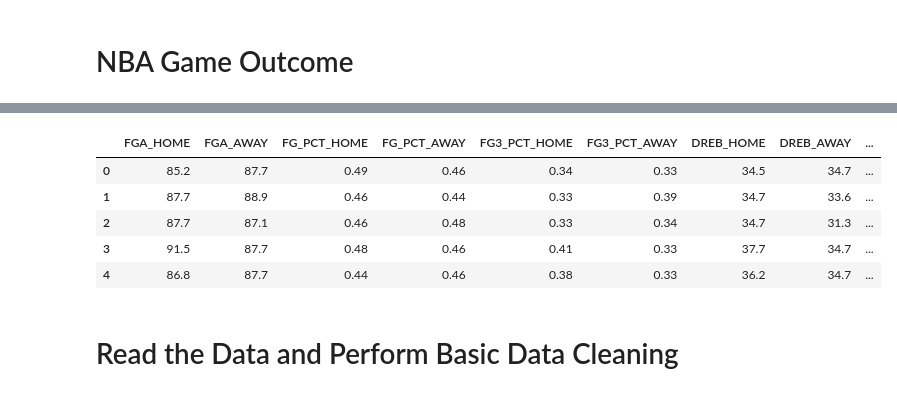
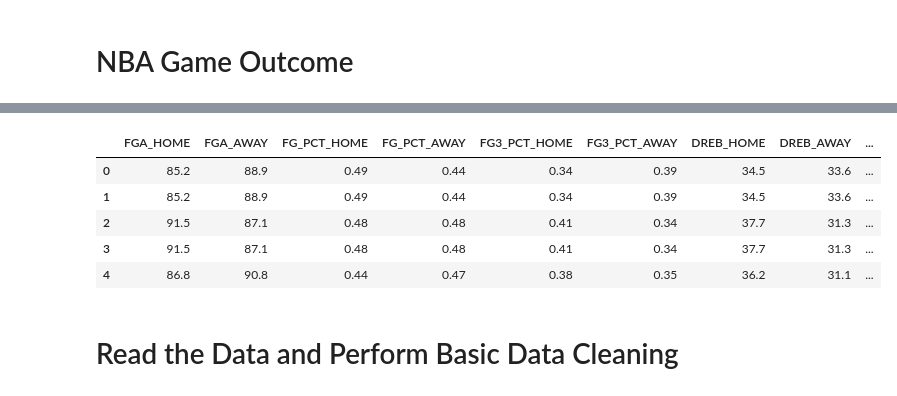
Before and after one commit to donjohn42x/NBA_Analysis, a Jupyter notebook: nba_analysis.ipynb, the cells around one changed output, grey strips where cells are left out. Drawn from its saved outputs; the diff is of its cells as text; code cells hidden in the pictures.

Commit message:
table for model created, model loaded, and outcome created

```diff
--- a/nba_analysis.ipynb
+++ b/nba_analysis.ipynb
@@ -64,10 +69,10 @@ last_10a = games_df[games_df["TEAM_ABBREVIATION"] == away_team][games_df["GAME_D
 # Creating rows for dataframe
 trans_df = pd.DataFrame()
 y = []
-for i in range(0,3000):#len(games_df)):
+for i in range(0,6000):#len(games_df)):
     # Check Matchup to see which team is Home
     if "@" in games_df["MATCHUP"][i]:
-        away_team = games_df["TEAM_ABBREVIATION"]
+        away_team = games_df["TEAM_ABBREVIATION"][i]
         home_team = games_df["MATCHUP"][i][-3:]
 
         #Adding win/loss to home team
@@ -77,7 +82,7 @@ for i in range(0,3000):#len(games_df)):
             y.append(1)
 
     else:
-        home_team = games_df["TEAM_ABBREVIATION"]
+        home_team = games_df["TEAM_ABBREVIATION"][i]
         away_team = games_df["MATCHUP"][i][-3:]
 
         #Adding win/loss to home team
@@ -87,38 +92,38 @@ for i in range(0,3000):#len(games_df)):
             y.append(0)
     # row list for df
     row = []
 
     #Last 10 games df for both teams
     last_10h = games_df[games_df["TEAM_ABBREVIATION"] == home_team][games_df["GAME_DATE"]< games_df["GAME_DATE"][i]].head(10)
     last_10a = games_df[games_df["TEAM_ABBREVIATION"] == away_team][games_df["GAME_DATE"]< games_df["GAME_DATE"][i]].head(10)
 
     win_rateH = 0
     win_rateA = 0
 
     needed_features = ["FGA", "FG_PCT", "FG3_PCT", "DREB", "REB", "AST"]
 
     for feature in needed_features:
         row.append(round((sum(last_10h[feature])/10),2))
         row.append(round((sum(last_10a[feature])/10),2))
 
     row.append(round((len(last_10h[last_10h["WL"]=="W"])/10),2))
     row.append(round((len(last_10a[last_10a["WL"]=="W"])/10),2))
 
     trans_df = trans_df.append(pd.DataFrame([row]), ignore_index=True)
 
 trans_df=trans_df.set_axis(["FGA_HOME","FGA_AWAY", "FG_PCT_HOME", "FG_PCT_AWAY", "FG3_PCT_HOME", "FG3_PCT_AWAY",
                                "DREB_HOME", "DREB_AWAY", "REB_HOME", "REB_AWAY", "AST_HOME", "AST_AWAY", "WIN_RATE_HOME", "WIN_RATE_AWAY"], axis=1)
 
 trans_df["WIN"] = y
 
 trans_df.head()
 # %% [output]
 |  | FGA_HOME | FGA_AWAY | FG_PCT_HOME | FG_PCT_AWAY | FG3_PCT_HOME | FG3_PCT_AWAY | DREB_HOME | DREB_AWAY | ... |
-| 0 | 85.2 | 87.7 | 0.49 | 0.46 | 0.34 | 0.33 | 34.5 | 34.7 | ... |
-| 1 | 87.7 | 88.9 | 0.46 | 0.44 | 0.33 | 0.39 | 34.7 | 33.6 | ... |
-| 2 | 87.7 | 87.1 | 0.46 | 0.48 | 0.33 | 0.34 | 34.7 | 31.3 | ... |
-| 3 | 91.5 | 87.7 | 0.48 | 0.46 | 0.41 | 0.33 | 37.7 | 34.7 | ... |
-| 4 | 86.8 | 87.7 | 0.44 | 0.46 | 0.38 | 0.33 | 36.2 | 34.7 | ... |
+| 0 | 85.2 | 88.9 | 0.49 | 0.44 | 0.34 | 0.39 | 34.5 | 33.6 | ... |
+| 1 | 85.2 | 88.9 | 0.49 | 0.44 | 0.34 | 0.39 | 34.5 | 33.6 | ... |
+| 2 | 91.5 | 87.1 | 0.48 | 0.48 | 0.41 | 0.34 | 37.7 | 31.3 | ... |
+| 3 | 91.5 | 87.1 | 0.48 | 0.48 | 0.41 | 0.34 | 37.7 | 31.3 | ... |
+| 4 | 86.8 | 90.8 | 0.44 | 0.47 | 0.38 | 0.35 | 36.2 | 31.1 | ... |
 # %% [markdown]
 # Read the Data and Perform Basic Data Cleaning
 # %%
```
Also changed, not shown: parts of 22 cells of this notebook, 4 other files.
